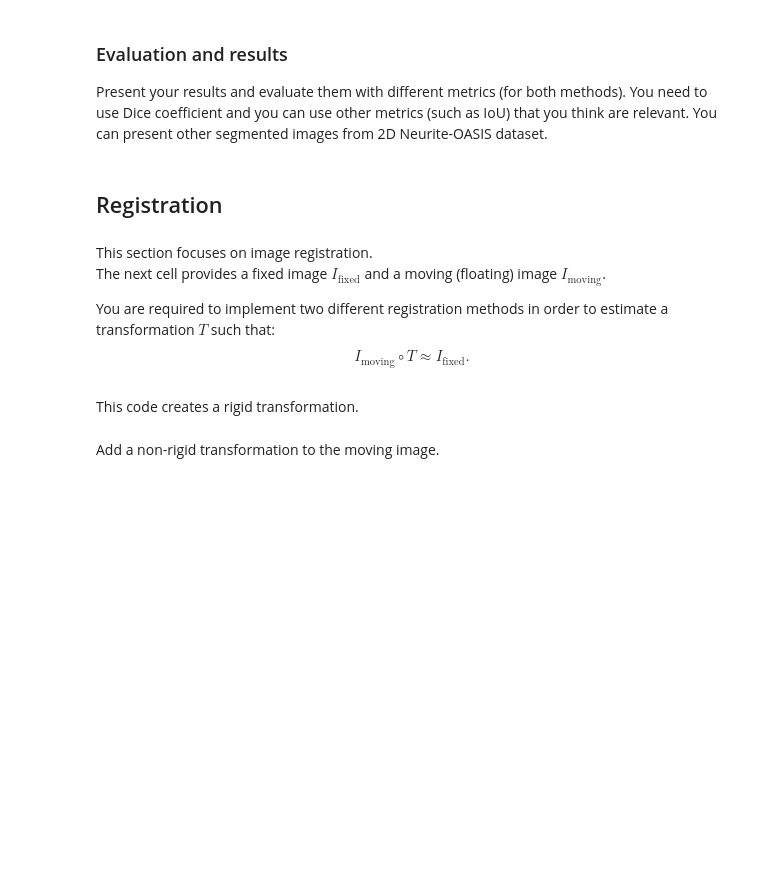
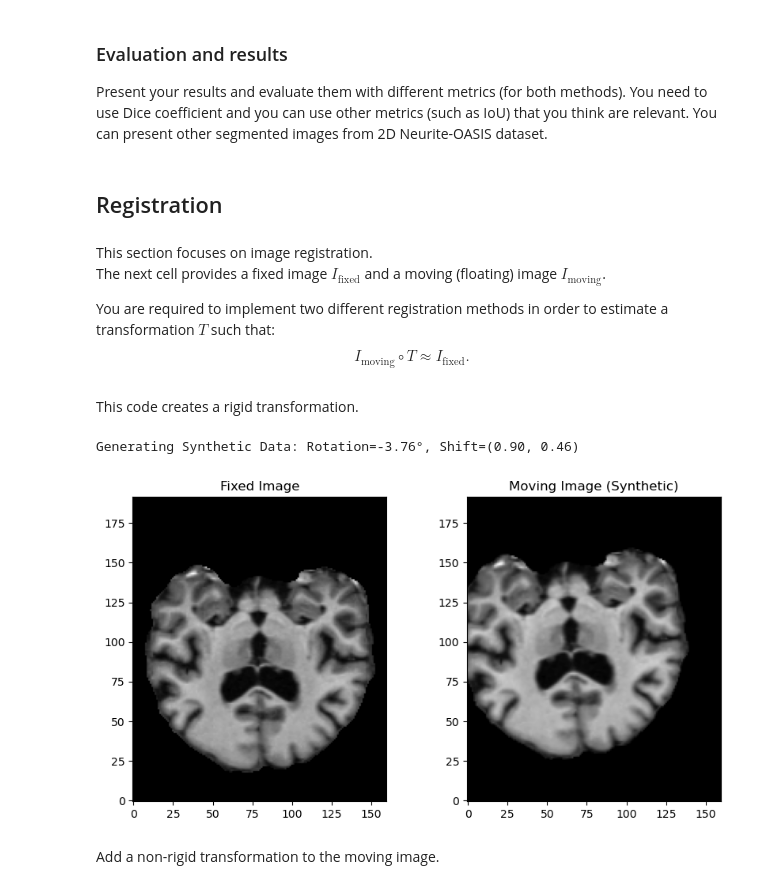
Before and after one commit to MurielleMardenli300/GBM6953HE_labs, a Jupyter notebook: GBM6953HE_Lab_1.ipynb, the cells around one changed output. Cells and saved outputs as stored; diff of their text form; code cells hidden in the pictures; blank space fills up the shorter version.

```diff
--- a/GBM6953HE_Lab_1.ipynb
+++ b/GBM6953HE_Lab_1.ipynb
@@ -285,0 +307,33 @@ Data ready in 'student_data/otsu/'. Files: OASIS_OAS1_0001_MR1_image.nii.gz, OAS
+# %%
+subject_ids_in_tar = set()
+output_dir = "student_data"
+
+with tarfile.open(tar_path, "r") as tar:
+    for member in tar.getmembers():
+        if "slice_norm.nii.gz" in member.name:
+            parts = member.name.split('/')
+            if len(parts) > 0:
+                subject_id = parts[0].split('_data')[0] # Get 'OASIS_OAS1_0001_MR1'
+                subject_ids_in_tar.add(subject_id)
+
+dice_scores = []
+
+for subject_id in sorted(list(subject_ids_in_tar)): # Sort for consistent output
+    # Apply Multi Otsu
+    img = nib.load(os.path.join(output_dir, subject_id + "_image.nii.gz")).get_fdata().squeeze()
+    seg = nib.load(os.path.join(output_dir, subject_id + "_seg4.nii.gz")).get_fdata().squeeze()
+
+    #Mask BG
+    mask = seg > 0
+    pixels = img[mask]
+
+    thresholds = threshold_multiotsu(pixels, 4)
+
+    seg_mo = np.zeros_like(img, dtype=np.int32)
+    seg_mo[mask] = np.digitize(img[mask], bins=thresholds) + 1
+
+    dice = dice_score_multiclass(seg_mo, seg, 5)[0] # 5 classes including bg (bg ignored in function)
+    dice_scores.append(dice)
+
+dice_mean = np.mean(dice_scores)
+print(f"Average Dice score = {dice_mean}")
@@ -797,33 +853,36 @@ def create_synthetic_moving_data(fixed_img, fixed_seg, rotation_range=15, shift_
         fixed_img,
         matrix=rotation_mat,
         offset=offset,
         order=1,
         mode='constant'
     )
 
     # We use nearest neighbor (order=0) for the segmentation (labels must remain integers)
     moving_seg = affine_transform(
         fixed_seg,
         matrix=rotation_mat,
         offset=offset,
         order=0,
         mode='constant'
     )
 
     return moving_img, moving_seg
 
 # --- Usage Example ---
 # Create the moving image
-moving_img, moving_seg = create_synthetic_moving_data(img, seg_3class)
+moving_img, moving_seg = create_synthetic_moving_data(img, seg)
 
 # Visualize Fixed vs Moving
 plt.figure(figsize=(10, 5))
 plt.subplot(1, 2, 1)
 plt.imshow(img.T, cmap='gray', origin='lower')
 plt.title("Fixed Image")
 plt.subplot(1, 2, 2)
 plt.imshow(moving_img.T, cmap='gray', origin='lower')
 plt.title("Moving Image (Synthetic)")
 plt.show()
+# %% [output]
+Generating Synthetic Data: Rotation=-3.76°, Shift=(0.90, 0.46)
+[figure, added]
 # %% [markdown]
 Add a non-rigid transformation to the moving image.
```
Also changed, not shown: parts of 5 cells of this notebook.
